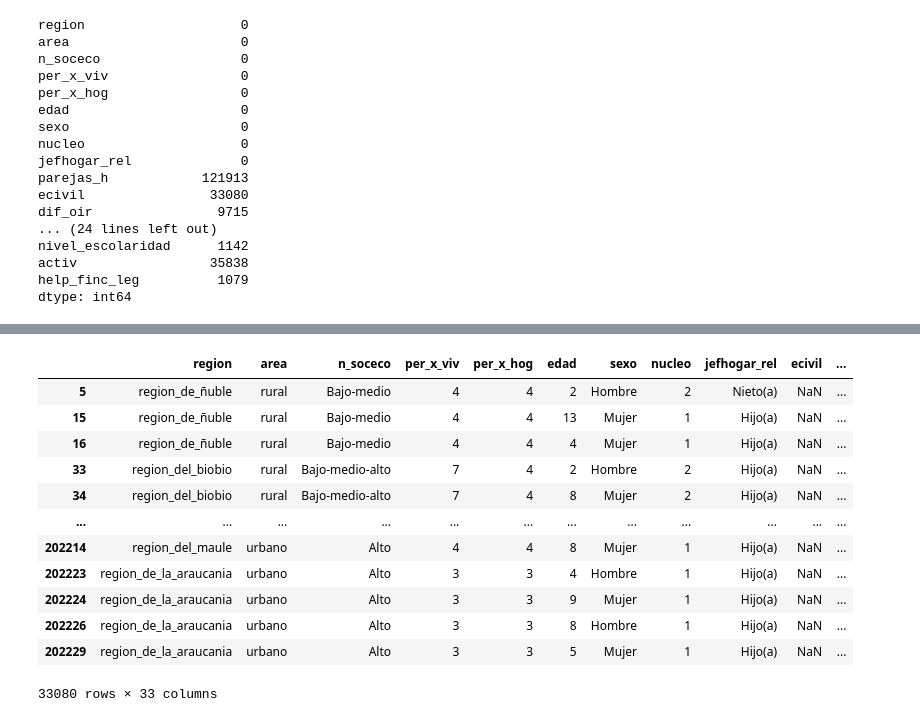
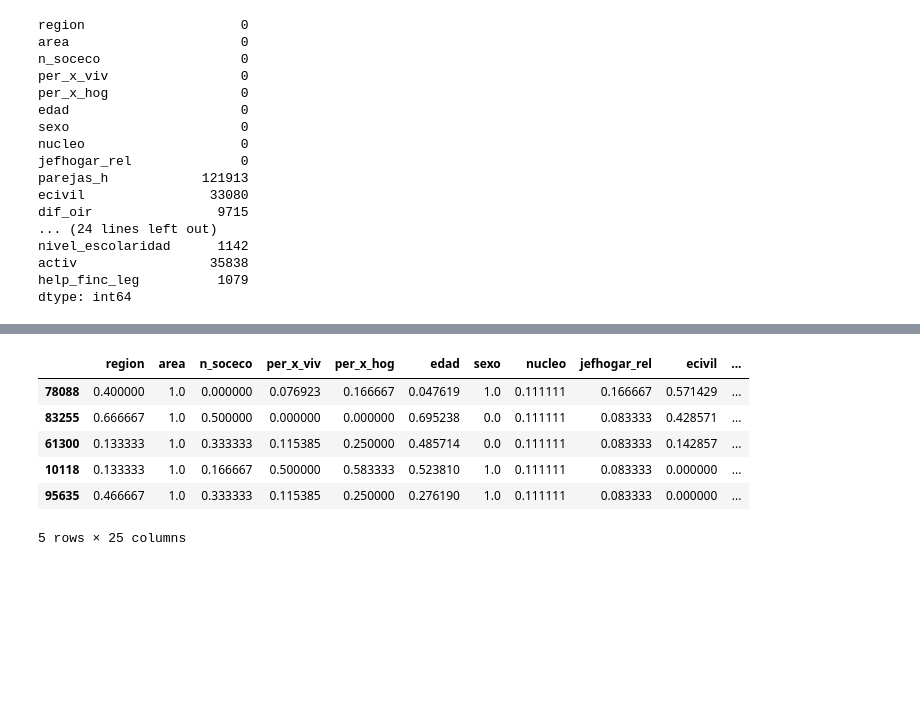
Before and after one commit to Estefaniagz/proyecto_enc, a Jupyter notebook: src/explore.ipynb, the cells around one changed output, grey strips where cells are left out. Saved outputs shown, nothing was run; the diff lists cells and outputs as text; code cells hidden in the pictures; blank space fills up the shorter version.

```diff
--- a/src/explore.ipynb
+++ b/src/explore.ipynb
@@ -318,16 +403,0 @@ dtype: int64
-# %%
-df2[df2['ecivil'].isnull()]
-# %% [output]
-|  | region | area | n_soceco | per_x_viv | per_x_hog | edad | sexo | nucleo | jefhogar_rel | ecivil | ... |
-| 5 | region_de_ñuble | rural | Bajo-medio | 4 | 4 | 2 | Hombre | 2 | Nieto(a) | NaN | ... |
-| 15 | region_de_ñuble | rural | Bajo-medio | 4 | 4 | 13 | Mujer | 1 | Hijo(a) | NaN | ... |
-| 16 | region_de_ñuble | rural | Bajo-medio | 4 | 4 | 4 | Mujer | 1 | Hijo(a) | NaN | ... |
-| 33 | region_del_biobio | rural | Bajo-medio-alto | 7 | 4 | 2 | Hombre | 2 | Hijo(a) | NaN | ... |
-| 34 | region_del_biobio | rural | Bajo-medio-alto | 7 | 4 | 8 | Mujer | 2 | Hijo(a) | NaN | ... |
-| ... | ... | ... | ... | ... | ... | ... | ... | ... | ... | ... | ... |
-| 202214 | region_del_maule | urbano | Alto | 4 | 4 | 8 | Mujer | 1 | Hijo(a) | NaN | ... |
-| 202223 | region_de_la_araucania | urbano | Alto | 3 | 3 | 4 | Hombre | 1 | Hijo(a) | NaN | ... |
-| 202224 | region_de_la_araucania | urbano | Alto | 3 | 3 | 9 | Mujer | 1 | Hijo(a) | NaN | ... |
-| 202226 | region_de_la_araucania | urbano | Alto | 3 | 3 | 8 | Hombre | 1 | Hijo(a) | NaN | ... |
-| 202229 | region_de_la_araucania | urbano | Alto | 3 | 3 | 5 | Mujer | 1 | Hijo(a) | NaN | ... |
-33080 rows × 33 columns
@@ -333,0 +407,32 @@ df2[df2['ecivil'].isnull()]
+# %%
+#Separo mis columnas predictoras (X) con la variable objetico (y)
+
+X = df3.drop('help_finc_leg', axis=1)
+y= df3['help_finc_leg']
+
+#separar conjunto de entrenamiento y test
+X_test, X_train, y_test, y_train = train_test_split(X,y, test_size=0.2, random_state=42)
+
+
+#definir escalador, usando MinMaxScales porque no conozco si las variables distribuyen normal y quiero conservar su distribucion
+scaler = MinMaxScaler()
+
+#entrene el escalador con mi conjunto de entrenamiento y lo transforme
+X_train_esc= scaler.fit_transform(X_train)
+
+#aplique el escalador al conjunto de test
+X_test_esc= scaler.transform(X_test)
+
+#crear un df escalado
+X_train_esc = pd.DataFrame(X_train_esc, columns= X_train.columns, index= X_train.index)
+X_test_esc = pd.DataFrame(X_test_esc, columns= X_test.columns, index= X_test.index)
+# %%
+X_train_esc.head()
+# %% [output]
+|  | region | area | n_soceco | per_x_viv | per_x_hog | edad | sexo | nucleo | jefhogar_rel | ecivil | ... |
+| 78088 | 0.400000 | 1.0 | 0.000000 | 0.076923 | 0.166667 | 0.047619 | 1.0 | 0.111111 | 0.166667 | 0.571429 | ... |
+| 83255 | 0.666667 | 1.0 | 0.500000 | 0.000000 | 0.000000 | 0.695238 | 0.0 | 0.111111 | 0.083333 | 0.428571 | ... |
+| 61300 | 0.133333 | 1.0 | 0.333333 | 0.115385 | 0.250000 | 0.485714 | 0.0 | 0.111111 | 0.083333 | 0.142857 | ... |
+| 10118 | 0.133333 | 1.0 | 0.166667 | 0.500000 | 0.583333 | 0.523810 | 1.0 | 0.111111 | 0.083333 | 0.000000 | ... |
+| 95635 | 0.466667 | 1.0 | 0.333333 | 0.115385 | 0.250000 | 0.276190 | 1.0 | 0.111111 | 0.083333 | 0.000000 | ... |
+5 rows × 25 columns
```
Also changed, not shown: parts of 21 cells of this notebook.
